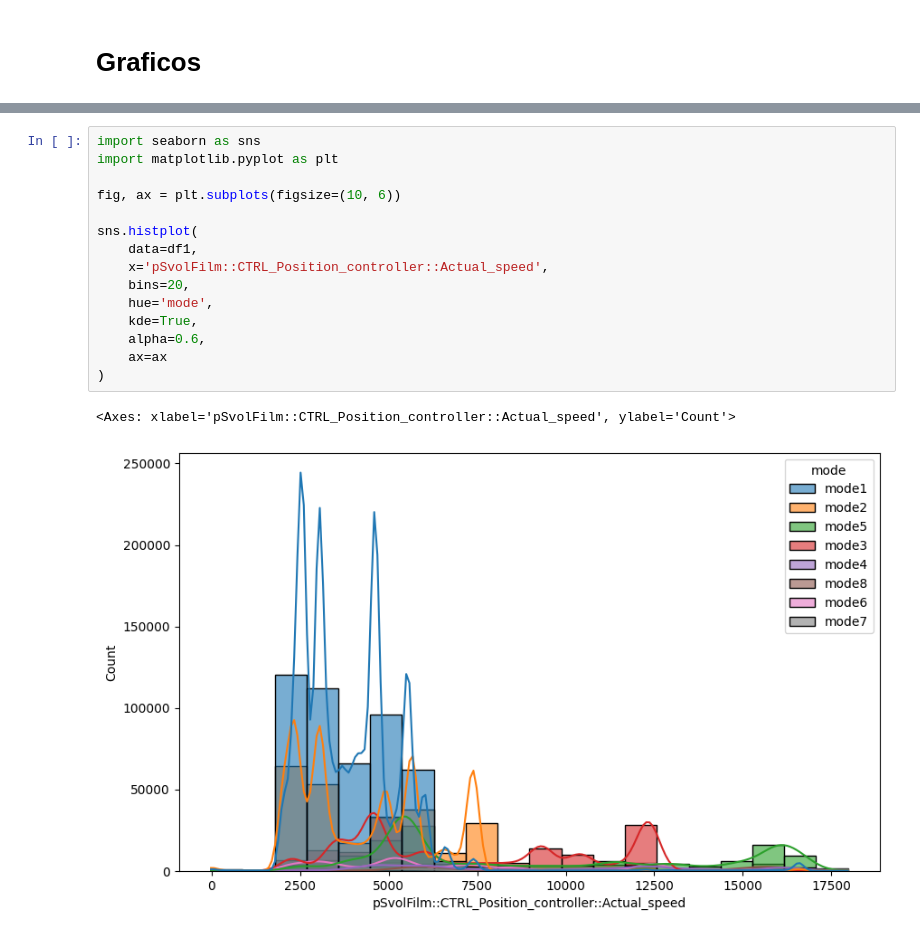
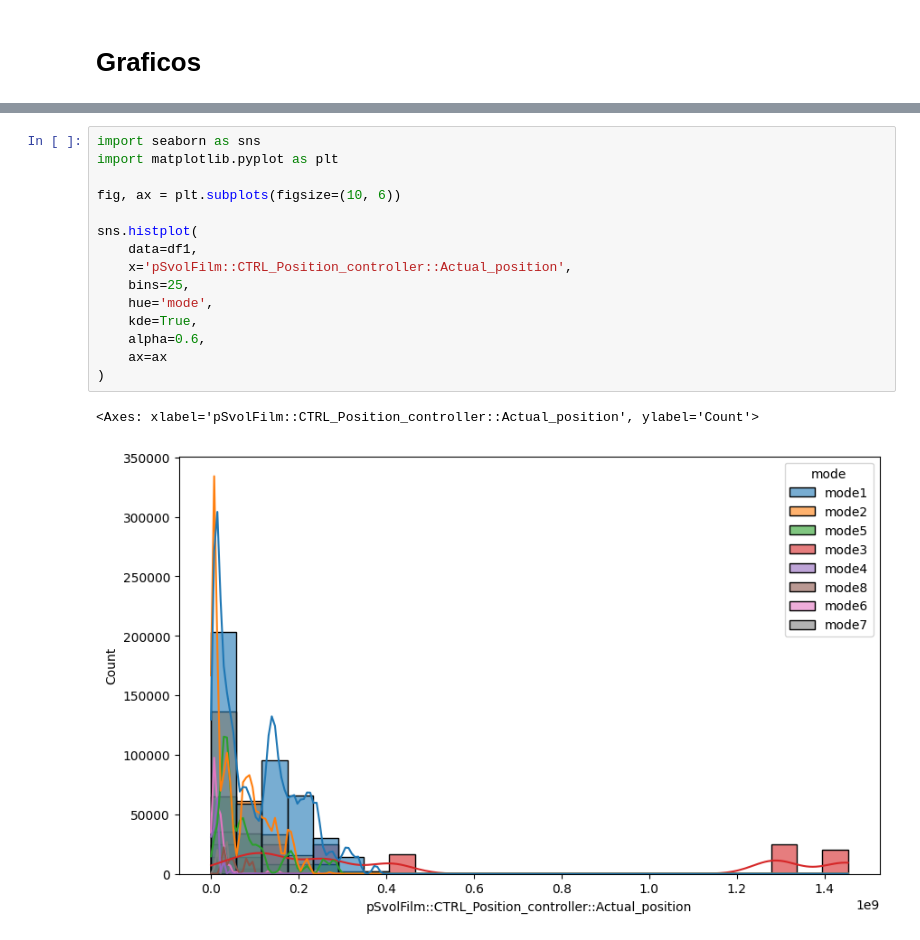
Before and after one commit to maketas1/CuartetoCalavera, a Jupyter notebook: proyecto_Angel.ipynb, the cells around one changed output, grey strips where cells are left out. Drawn from its saved outputs; the diff is of its cells as text.

```diff
--- a/proyecto_Angel.ipynb
+++ b/proyecto_Angel.ipynb
@@ -249,18 +249,18 @@ sns.histplot(
 # %%
 import seaborn as sns
 import matplotlib.pyplot as plt
 
 fig, ax = plt.subplots(figsize=(10, 6))
 
 sns.histplot(
     data=df1,
-    x='pSvolFilm::CTRL_Position_controller::Actual_speed',
-    bins=20,
+    x='pSvolFilm::CTRL_Position_controller::Actual_position',
+    bins=25,
     hue='mode',
     kde=True,
     alpha=0.6,
     ax=ax
 )
 # %% [output]
-<Axes: xlabel='pSvolFilm::CTRL_Position_controller::Actual_speed', ylabel='Count'>
+<Axes: xlabel='pSvolFilm::CTRL_Position_controller::Actual_position', ylabel='Count'>
-[figure, old version]
+[figure, new version]
```
Also changed, not shown: parts of 2 cells of this notebook.
